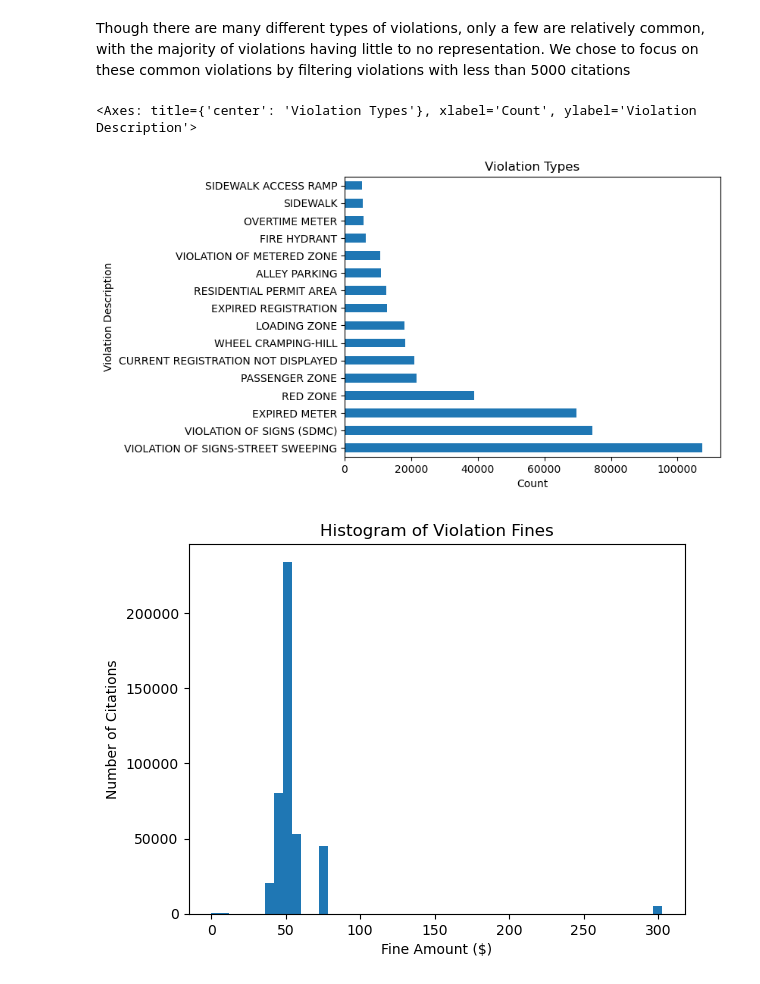
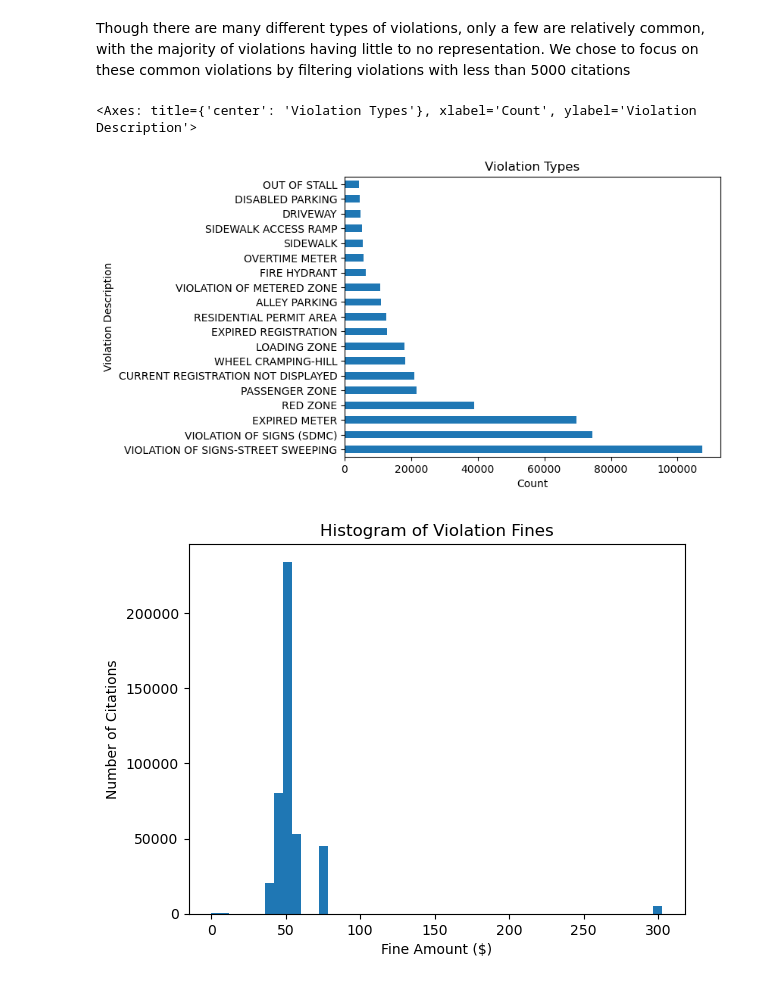
Before and after one commit to tobyzhan/Parking-Citation-Project, a Jupyter notebook: 01-DataCheckpoint.ipynb, the cells around one changed output. Cells and saved outputs as stored; diff of their text form; code cells hidden in the pictures.

```diff
--- a/01-DataCheckpoint.ipynb
+++ b/01-DataCheckpoint.ipynb
@@ -261,12 +194,12 @@ vio_types.plot(kind='barh', x='count', title='Violation Types', xlabel='Count',
 Though there are many different types of violations, only a few are relatively common, with the majority of violations having little to no representation. We chose to focus on these common violations by filtering violations with less than 5000 citations
 # %%
 # filter out violations with less than 5000 citations
-processed_df = cleaned_df.groupby('vio_desc').filter(lambda x: len(x) >= 5000)
+processed_df = cleaned_df.groupby('vio_desc').filter(lambda x: len(x) >= 4000)
 vio_types = processed_df['vio_desc'].value_counts()
 vio_types.plot(kind='barh', x='count', title='Violation Types', xlabel='Count', ylabel='Violation Description')
 # %% [output]
 <Axes: title={'center': 'Violation Types'}, xlabel='Count', ylabel='Violation Description'>
-[figure, old version]
+[figure, new version]
 # %%
 # Histogram of violation fines
 fines = processed_df['vio_fine'].plot(kind='hist', bins=50, title='Histogram of Violation Fines', xlabel='Fine Amount ($)', ylabel='Number of Citations')
```
Also changed, not shown: parts of 23 cells of this notebook.
